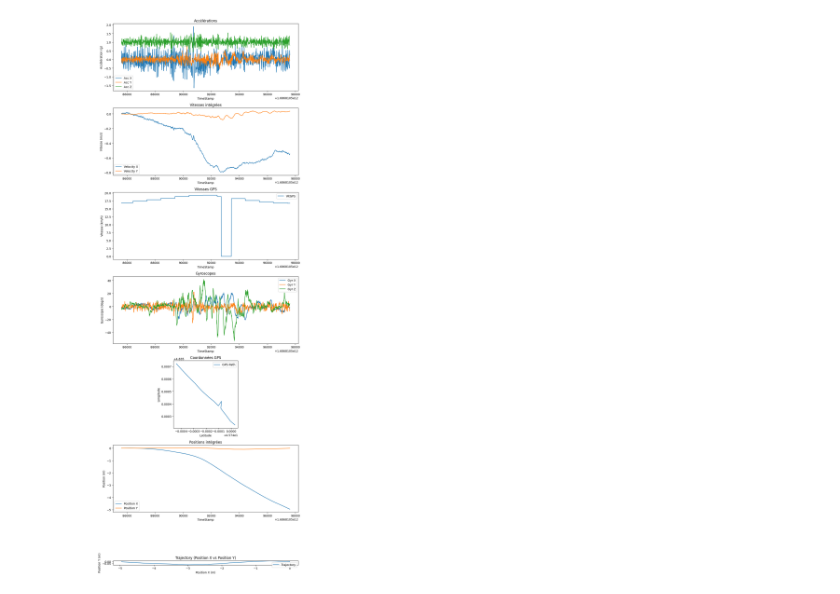
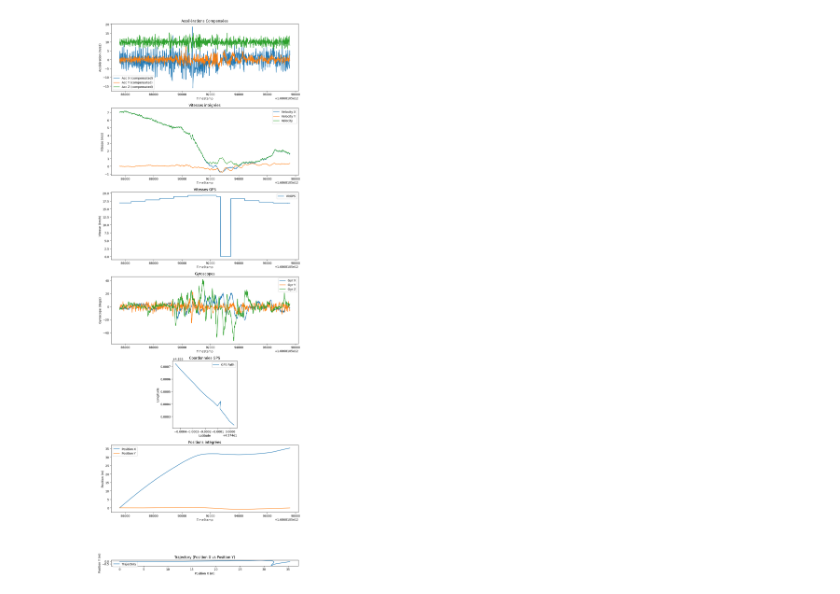
Before and after one commit to martin1207/NEWMOB, a Jupyter notebook: test.ipynb, the cells around one changed output. Saved outputs shown, nothing was run; the diff lists cells and outputs as text; code cells hidden in the pictures.

```diff
--- a/test.ipynb
+++ b/test.ipynb
@@ -13,10 +13,18 @@ import matplotlib.pyplot as plt
 # Calculer la différence de temps entre chaque point de données en secondes
 time_diff = np.diff(video1['TimeStamp'], prepend=video1['TimeStamp'].iloc[0]) / 1000.0
 
+# Compensez les effets de la gravité sur les mesures d'accélération
+acc_x = video1[' AccX(g)']*9.81
+acc_y = video1[' AccY(g)']*9.81
+acc_z = video1[' AccZ(g)']*9.81
+
 # Intégrer les données d'accélération pour obtenir la vitesse
-velocity_x = np.cumsum(video1[' AccX(g)'] * time_diff)
-velocity_y = np.cumsum(video1[' AccY(g)'] * time_diff)
-velocity_z = np.cumsum(video1[' AccZ(g)'] * time_diff)
+velocity_x = np.cumsum(video1[' AccX(g)']*9.81 * time_diff)+7
+velocity_y = np.cumsum(video1[' AccY(g)']*9.81  * time_diff)
+velocity_z = np.cumsum(video1[' AccZ(g)']*9.81  * time_diff)
+
+velocity = np.sqrt(velocity_x**2 + velocity_y**2)
+
 
 # Intégrer les vitesses pour obtenir les positions
 position_x = np.cumsum(velocity_x * time_diff)
@@ -26,18 +34,20 @@ position_z = np.cumsum(velocity_z * time_diff)
 # Créer une figure et des sous-graphiques
 fig, axs = plt.subplots(7, 1, figsize=(10, 28))
 
-# Plot des accélérations
-axs[0].plot(video1['TimeStamp'], video1[' AccX(g)'], label='Acc X')
-axs[0].plot(video1['TimeStamp'], video1[' AccY(g)'], label='Acc Y')
-axs[0].plot(video1['TimeStamp'], video1[' AccZ(g)'], label='Acc Z')
-axs[0].set_title('Accélérations')
+# Plot des accélérations compensées
+axs[0].plot(video1['TimeStamp'], acc_x, label='Acc X (compensated)')
+axs[0].plot(video1['TimeStamp'], acc_y, label='Acc Y (compensated)')
+axs[0].plot(video1['TimeStamp'], acc_z, label='Acc Z (compensated)')
+axs[0].set_title('Accélérations Compensées')
 axs[0].set_xlabel('TimeStamp')
-axs[0].set_ylabel('Accélération (g)')
+axs[0].set_ylabel('Accélération (m/s2)')
 axs[0].legend()
 
 # Plot des vitesses intégrées
 axs[1].plot(video1['TimeStamp'], velocity_x, label='Velocity X')
 axs[1].plot(video1['TimeStamp'], velocity_y, label='Velocity Y')
+axs[1].plot(video1['TimeStamp'], velocity, label='Velocity')
+
 axs[1].set_title('Vitesses intégrées')
 axs[1].set_xlabel('TimeStamp')
 axs[1].set_ylabel('Vitesse (m/s)')
@@ -62,32 +72,32 @@ axs[3].legend()
 # Plot des coordonnées GPS
 axs[4].plot(video1[' Lat'], video1[' Long'], label='GPS Path')
 axs[4].set_title('Coordonnées GPS')
 axs[4].set_xlabel('Latitude')
 axs[4].set_ylabel('Longitude')
 axs[4].legend()
 axs[4].set_aspect('equal', 'box')
 
 # Plot des positions intégrées
 axs[5].plot(video1['TimeStamp'], position_x, label='Position X')
 axs[5].plot(video1['TimeStamp'], position_y, label='Position Y')
 axs[5].set_title('Positions intégrées')
 axs[5].set_xlabel('TimeStamp')
 axs[5].set_ylabel('Position (m)')
 axs[5].legend()
 
 # Plot de la trajectoire à partir des positions intégrées
 axs[6].plot(position_x, position_y, label='Trajectory')
 axs[6].set_title('Trajectory (Position X vs Position Y)')
 axs[6].set_xlabel('Position X (m)')
 axs[6].set_ylabel('Position Y (m)')
 axs[6].legend()
 axs[6].set_aspect('equal', 'box')
 
 # Ajuster l'espacement entre les sous-graphiques
 plt.tight_layout()
 
 # Afficher les graphiques
 plt.show()
 # %% [output]
-[figure, old version]
+[figure, new version]
 # %%
```
Also changed, not shown: parts of 8 cells of this notebook, 1 other file.
